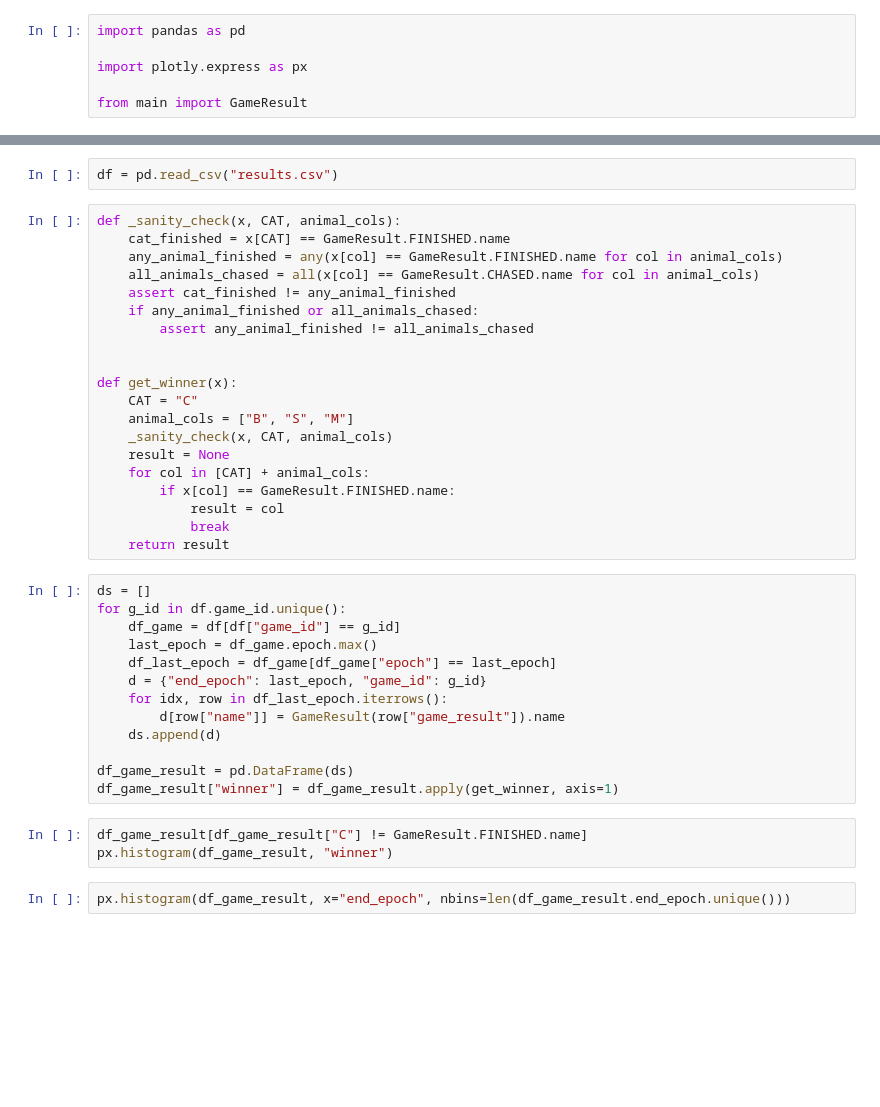
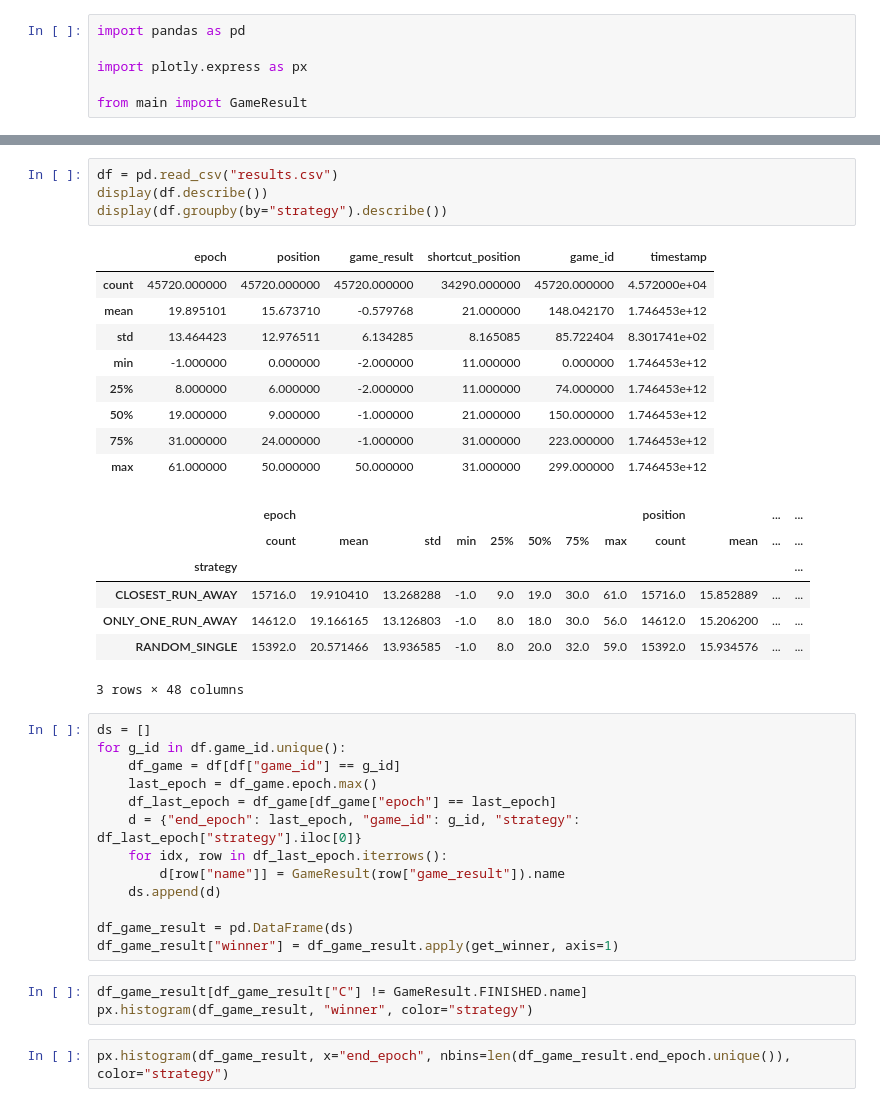
Before and after one commit to kajakIYD/KotekPsotek, a Jupyter notebook: analysis.ipynb, the cells around one changed output, grey strips where cells are left out. Saved outputs shown, nothing was run; the diff lists cells and outputs as text; blank space fills up the shorter version.

Commit message:
feat: new strategy

```diff
--- a/analysis.ipynb
+++ b/analysis.ipynb
@@ -7,32 +32,31 @@ from main import GameResult
 # %%
 df = pd.read_csv("results.csv")
+display(df.describe())
+display(df.groupby(by="strategy").describe())
+# %% [output]
+|  | epoch | position | game_result | shortcut_position | game_id | timestamp |
+| count | 45720.000000 | 45720.000000 | 45720.000000 | 34290.000000 | 45720.000000 | 4.572000e+04 |
+| mean | 19.895101 | 15.673710 | -0.579768 | 21.000000 | 148.042170 | 1.746453e+12 |
+| std | 13.464423 | 12.976511 | 6.134285 | 8.165085 | 85.722404 | 8.301741e+02 |
+| min | -1.000000 | 0.000000 | -2.000000 | 11.000000 | 0.000000 | 1.746453e+12 |
+| 25% | 8.000000 | 6.000000 | -2.000000 | 11.000000 | 74.000000 | 1.746453e+12 |
+| 50% | 19.000000 | 9.000000 | -1.000000 | 21.000000 | 150.000000 | 1.746453e+12 |
+| 75% | 31.000000 | 24.000000 | -1.000000 | 31.000000 | 223.000000 | 1.746453e+12 |
+| max | 61.000000 | 50.000000 | 50.000000 | 31.000000 | 299.000000 | 1.746453e+12 |
+|  | epoch |  |  |  |  |  |  |  | position |  | ... | ... |
+|  | count | mean | std | min | 25% | 50% | 75% | max | count | mean | ... | ... |
+| strategy |  |  |  |  |  |  |  |  |  |  |  | ... |
+| CLOSEST_RUN_AWAY | 15716.0 | 19.910410 | 13.268288 | -1.0 | 9.0 | 19.0 | 30.0 | 61.0 | 15716.0 | 15.852889 | ... | ... |
+| ONLY_ONE_RUN_AWAY | 14612.0 | 19.166165 | 13.126803 | -1.0 | 8.0 | 18.0 | 30.0 | 56.0 | 14612.0 | 15.206200 | ... | ... |
+| RANDOM_SINGLE | 15392.0 | 20.571466 | 13.936585 | -1.0 | 8.0 | 20.0 | 32.0 | 59.0 | 15392.0 | 15.934576 | ... | ... |
+3 rows × 48 columns
-# %%
-def _sanity_check(x, CAT, animal_cols):
-    cat_finished = x[CAT] == GameResult.FINISHED.name
-    any_animal_finished = any(x[col] == GameResult.FINISHED.name for col in animal_cols)
-    all_animals_chased = all(x[col] == GameResult.CHASED.name for col in animal_cols)
-    assert cat_finished != any_animal_finished
-    if any_animal_finished or all_animals_chased:
-        assert any_animal_finished != all_animals_chased
-
-
-def get_winner(x):
-    CAT = "C"
-    animal_cols = ["B", "S", "M"]
-    _sanity_check(x, CAT, animal_cols)
-    result = None
-    for col in [CAT] + animal_cols:
-        if x[col] == GameResult.FINISHED.name:
-            result = col
-            break
-    return result
 # %%
 ds = []
 for g_id in df.game_id.unique():
     df_game = df[df["game_id"] == g_id]
     last_epoch = df_game.epoch.max()
     df_last_epoch = df_game[df_game["epoch"] == last_epoch]
-    d = {"end_epoch": last_epoch, "game_id": g_id}
+    d = {"end_epoch": last_epoch, "game_id": g_id, "strategy": df_last_epoch["strategy"].iloc[0]}
     for idx, row in df_last_epoch.iterrows():
         d[row["name"]] = GameResult(row["game_result"]).name
     ds.append(d)
@@ -41,6 +65,6 @@ df_game_result = pd.DataFrame(ds)
 df_game_result["winner"] = df_game_result.apply(get_winner, axis=1)
 # %%
 df_game_result[df_game_result["C"] != GameResult.FINISHED.name]
-px.histogram(df_game_result, "winner")
+px.histogram(df_game_result, "winner", color="strategy")
 # %%
-px.histogram(df_game_result, x="end_epoch", nbins=len(df_game_result.end_epoch.unique()))
+px.histogram(df_game_result, x="end_epoch", nbins=len(df_game_result.end_epoch.unique()), color="strategy")
```
Also changed, not shown: parts of 1 cell of this notebook, 1 other file.
